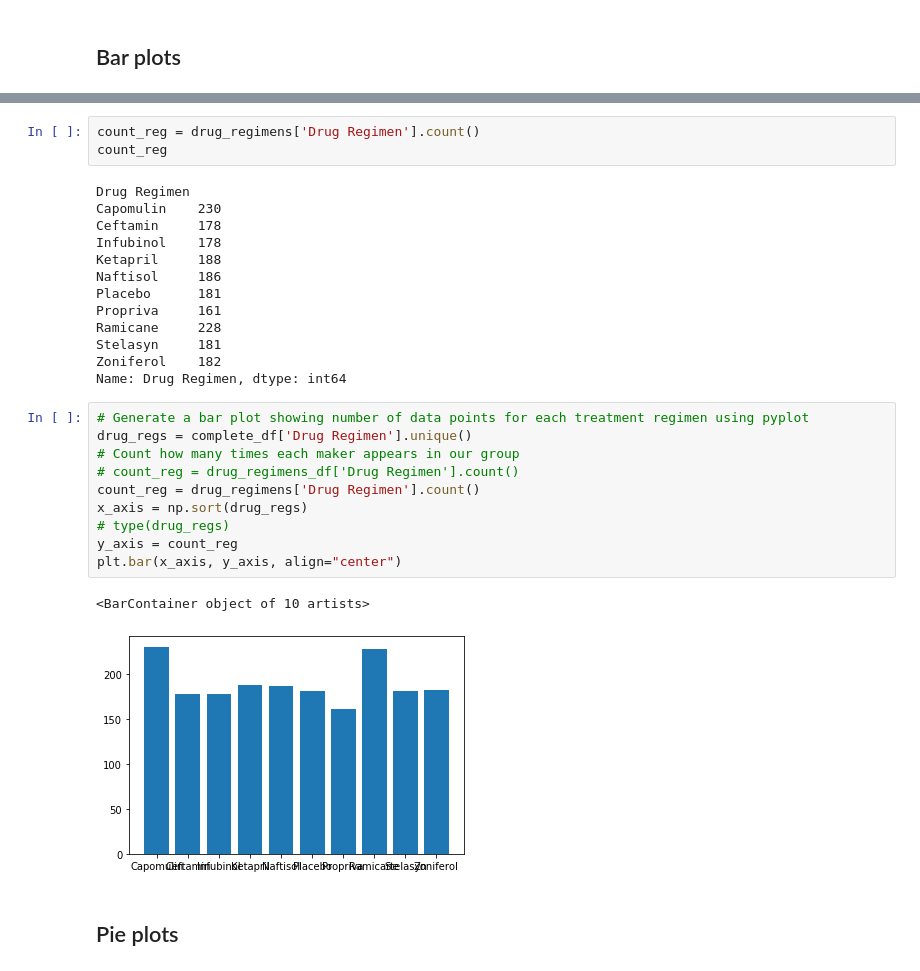
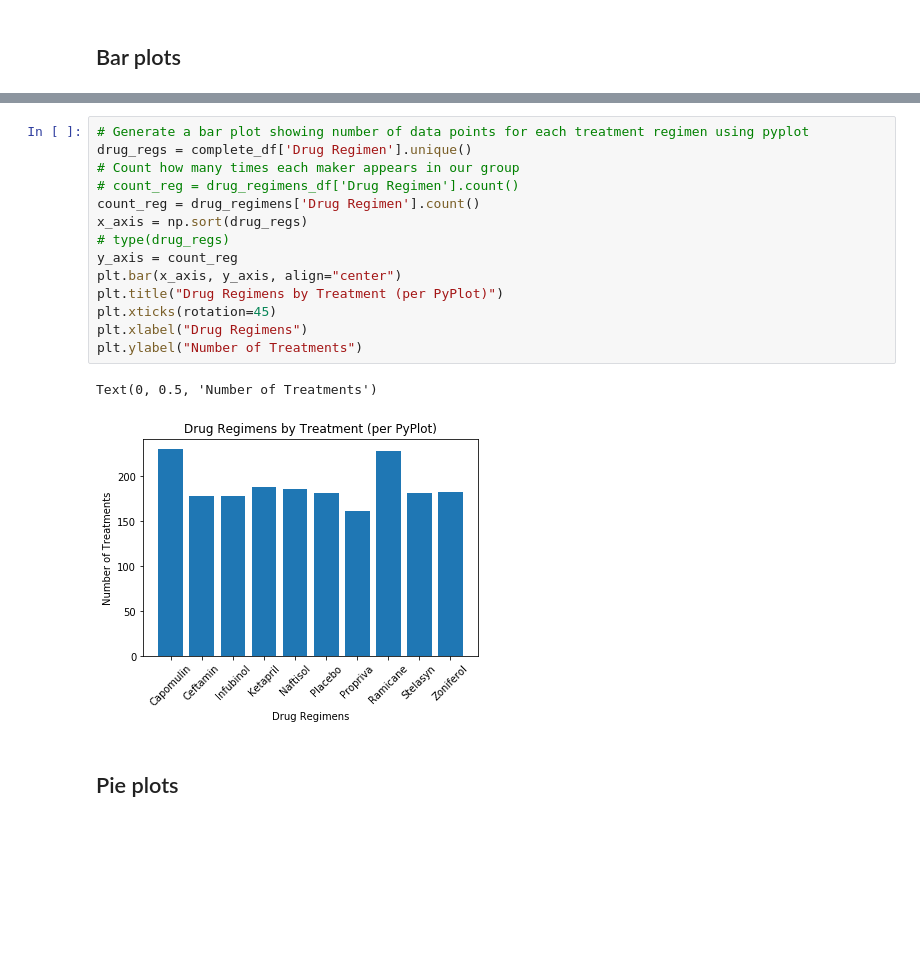
Before and after one commit to jlheen/matplotlib-challenge, a Jupyter notebook: pymaceuticals.ipynb, the cells around one changed output, grey strips where cells are left out. Drawn from its saved outputs; the diff is of its cells as text; blank space fills up the shorter version.

```diff
--- a/pymaceuticals.ipynb
+++ b/pymaceuticals.ipynb
@@ -211,32 +210,20 @@ array(['Capomulin', 'Ceftamin', 'Infubinol', 'Ketapril', 'Naftisol',
-# %%
-count_reg = drug_regimens['Drug Regimen'].count()
-count_reg
-# %% [output]
-Drug Regimen
-Capomulin    230
-Ceftamin     178
-Infubinol    178
-Ketapril     188
-Naftisol     186
-Placebo      181
-Propriva     161
-Ramicane     228
-Stelasyn     181
-Zoniferol    182
-Name: Drug Regimen, dtype: int64
 # %%
 # Generate a bar plot showing number of data points for each treatment regimen using pyplot
 drug_regs = complete_df['Drug Regimen'].unique()
 # Count how many times each maker appears in our group
 # count_reg = drug_regimens_df['Drug Regimen'].count()
 count_reg = drug_regimens['Drug Regimen'].count()
 x_axis = np.sort(drug_regs)
 # type(drug_regs)
 y_axis = count_reg
 plt.bar(x_axis, y_axis, align="center")
+plt.title("Drug Regimens by Treatment (per PyPlot)")
+plt.xticks(rotation=45)
+plt.xlabel("Drug Regimens")
+plt.ylabel("Number of Treatments")
 # %% [output]
-<BarContainer object of 10 artists>
+Text(0, 0.5, 'Number of Treatments')
-[figure, old version]
+[figure, new version]
 # %% [markdown]
 ## Pie plots
 # %%
```
Also changed, not shown: parts of 26 cells of this notebook.
